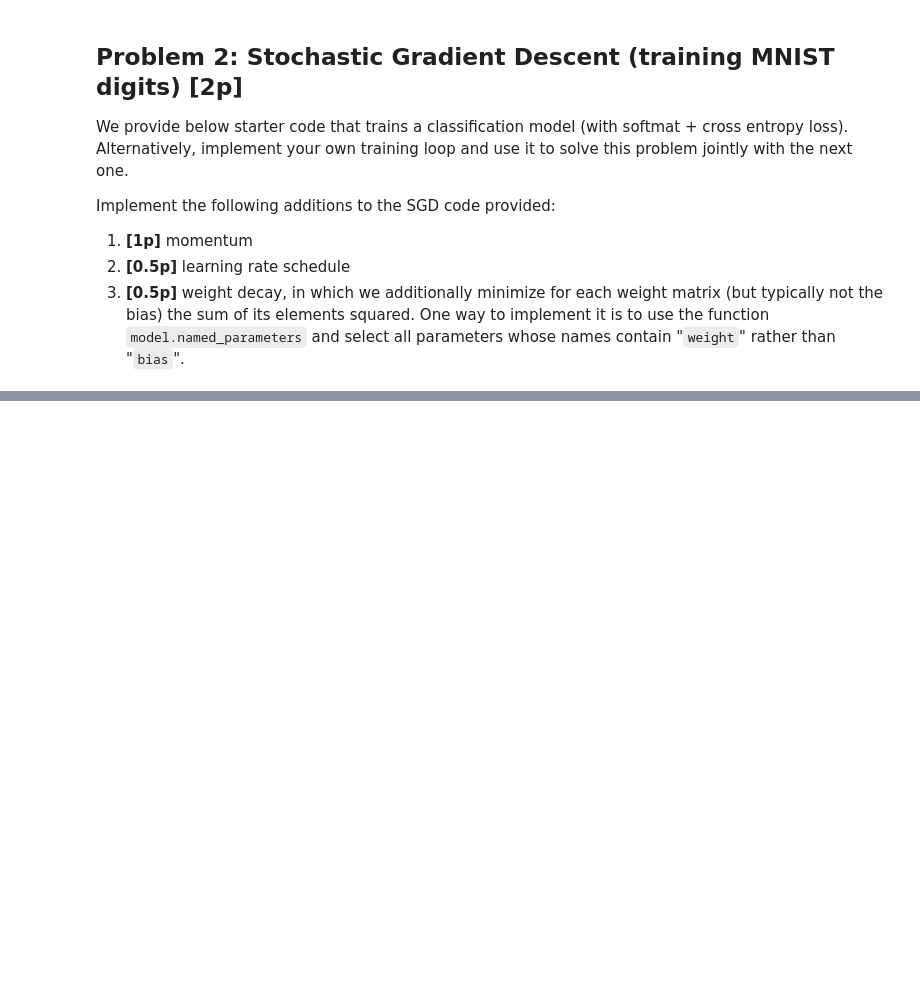
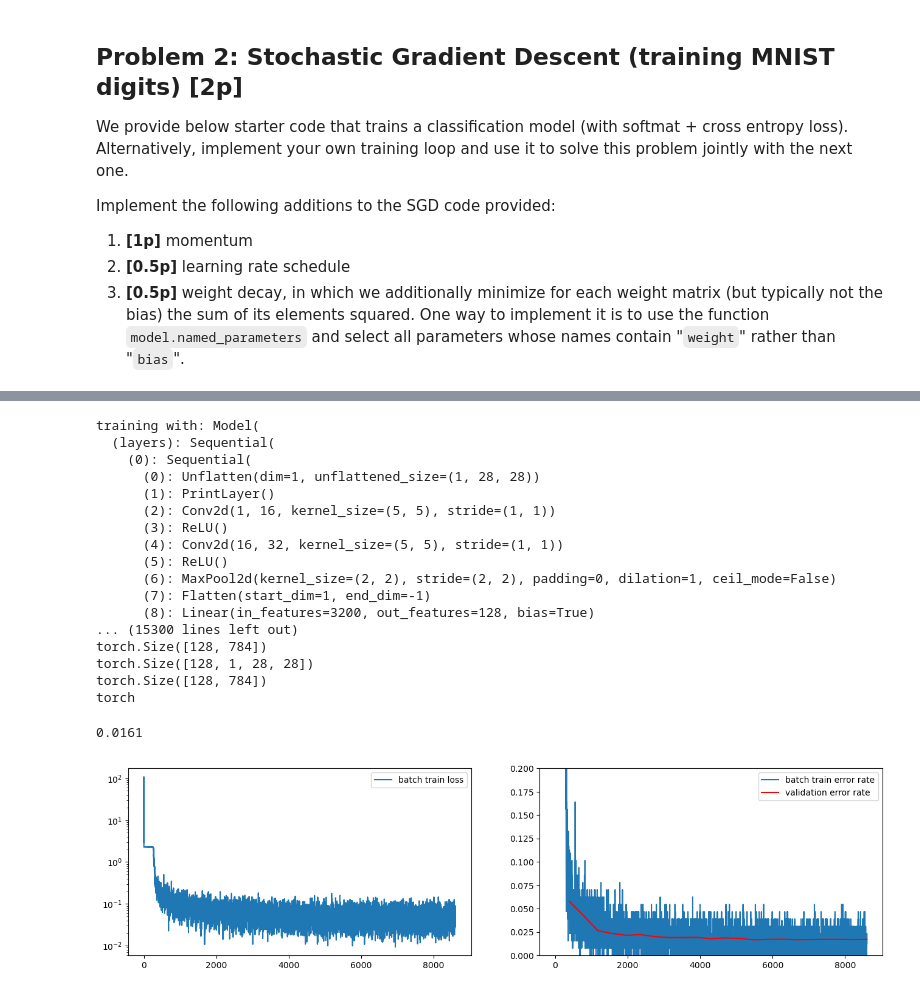
Before and after one commit to zmrocze/nn_ass2, a Jupyter notebook: src/Assignment2.ipynb, the cells around one changed output, grey strips where cells are left out. Saved outputs shown, nothing was run; the diff lists cells and outputs as text; code cells hidden in the pictures; blank space fills up the shorter version.

```diff
--- a/src/Assignment2.ipynb
+++ b/src/Assignment2.ipynb
@@ -728,0 +988,48 @@ TypeError: 'NoneType' object is not subscriptable
+# %%
+from torchvision.transforms import Resize
+
+class PrintLayer(nn.Module):
+  def __init__(self):
+      super(PrintLayer, self).__init__()
+  def forward(self, x):
+      print(x.shape)
+      return x
+
+conv_model = Model(nn.Sequential(
+  nn.Unflatten(1, (1, 28, 28)),
+  PrintLayer(),
+  nn.Conv2d(1, 16, 5), # in_c, out_c, kernel_size,  40960x20 ??
+  nn.ReLU(),
+  nn.Conv2d(16, 32, 5),
+  nn.ReLU(),
+  nn.MaxPool2d((2,2)),
+  nn.Flatten(),
+  nn.Linear(3200, 128),
+  nn.ReLU(),
+  nn.Linear(128, 10),
+  nn.LogSoftmax(dim=1)
+))
+
+initialize_weights(conv_model)
+err_rate = train(conv_model, lr=0.1, l2_regularization_eps=0.01, lr_decay=0.8, momentum=0.01, num_epochs=10)
+err_rate
+# %% [output]
+training with: Model(
+  (layers): Sequential(
+    (0): Sequential(
+      (0): Unflatten(dim=1, unflattened_size=(1, 28, 28))
+      (1): PrintLayer()
+      (2): Conv2d(1, 16, kernel_size=(5, 5), stride=(1, 1))
+      (3): ReLU()
+      (4): Conv2d(16, 32, kernel_size=(5, 5), stride=(1, 1))
+      (5): ReLU()
+      (6): MaxPool2d(kernel_size=(2, 2), stride=(2, 2), padding=0, dilation=1, ceil_mode=False)
+      (7): Flatten(start_dim=1, end_dim=-1)
+      (8): Linear(in_features=3200, out_features=128, bias=True)
+... (15300 lines left out)
+torch.Size([128, 784])
+torch.Size([128, 1, 28, 28])
+torch.Size([128, 784])
+torch
+0.0161
+[figure, added]
```
Also changed, not shown: parts of 12 cells of this notebook, 1 other file.
